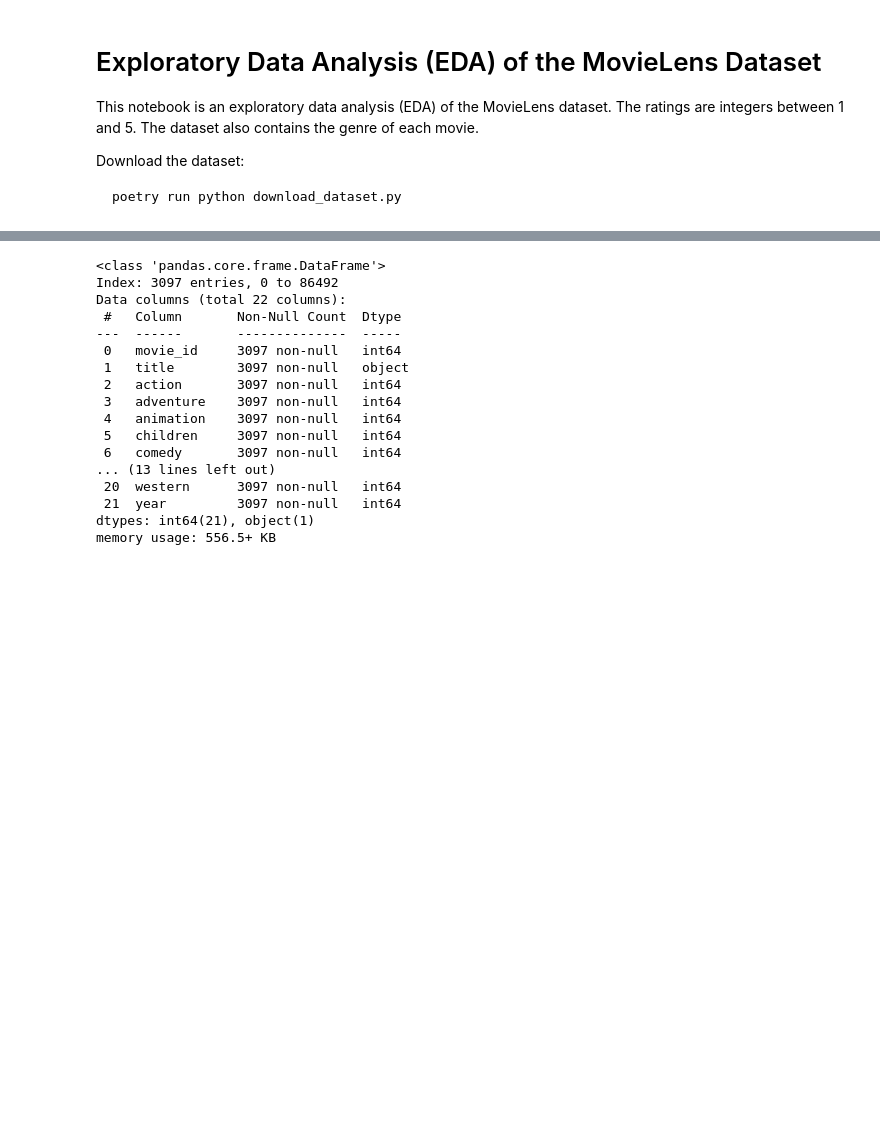
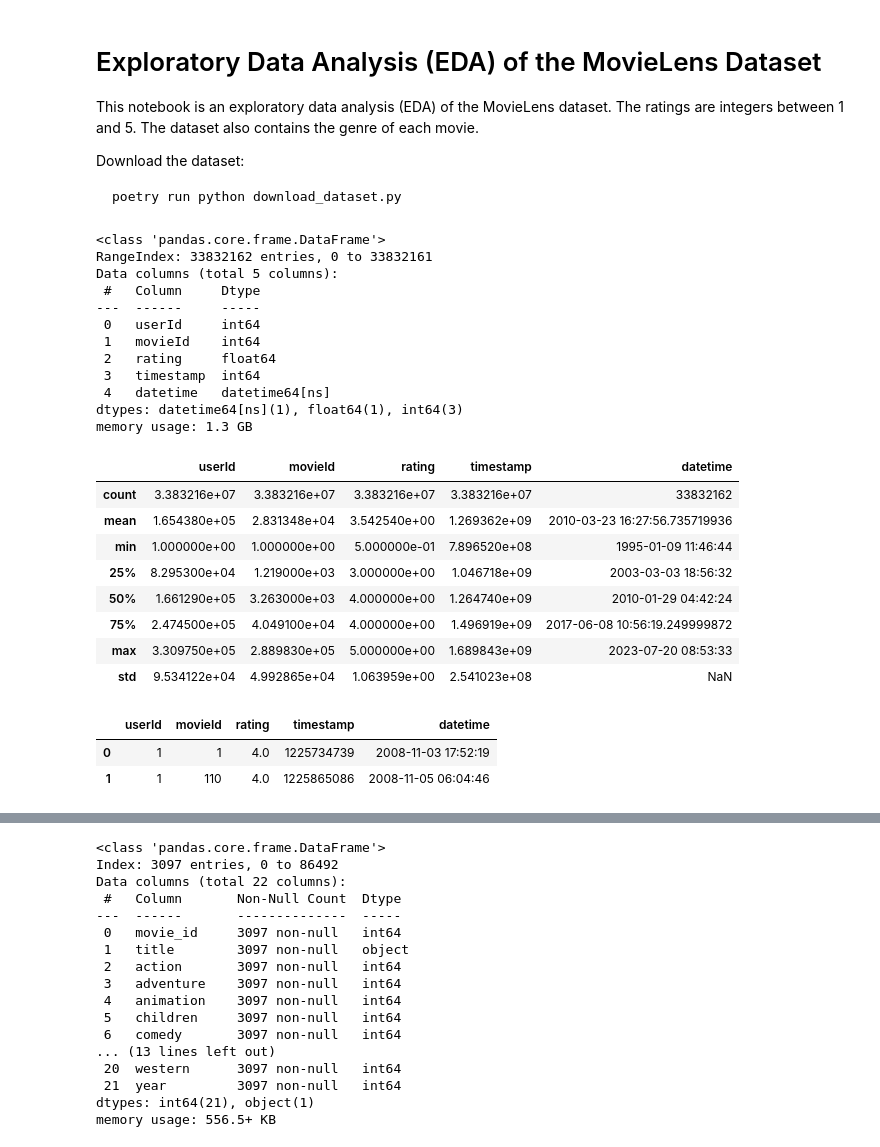
Before and after one commit to erikgrip/movie_recommendation, a Jupyter notebook: features_eda.ipynb, the cells around one changed output, grey strips where cells are left out. Drawn from its saved outputs; the diff is of its cells as text; code cells hidden in the pictures; blank space fills up the shorter version.

```diff
--- a/features_eda.ipynb
+++ b/features_eda.ipynb
@@ -14,0 +18,30 @@ movie_meta = pd.read_csv("data/extracted/movies.csv")
+# %%
+# Show basic dataset info
+ratings.info()
+display(ratings.describe())
+display(ratings.head(2))
+# %% [output]
+<class 'pandas.core.frame.DataFrame'>
+RangeIndex: 33832162 entries, 0 to 33832161
+Data columns (total 5 columns):
+ #   Column     Dtype
+---  ------     -----
+ 0   userId     int64
+ 1   movieId    int64
+ 2   rating     float64
+ 3   timestamp  int64
+ 4   datetime   datetime64[ns]
+dtypes: datetime64[ns](1), float64(1), int64(3)
+memory usage: 1.3 GB
+|  | userId | movieId | rating | timestamp | datetime |
+| count | 3.383216e+07 | 3.383216e+07 | 3.383216e+07 | 3.383216e+07 | 33832162 |
+| mean | 1.654380e+05 | 2.831348e+04 | 3.542540e+00 | 1.269362e+09 | 2010-03-23 16:27:56.735719936 |
+| min | 1.000000e+00 | 1.000000e+00 | 5.000000e-01 | 7.896520e+08 | 1995-01-09 11:46:44 |
+| 25% | 8.295300e+04 | 1.219000e+03 | 3.000000e+00 | 1.046718e+09 | 2003-03-03 18:56:32 |
+| 50% | 1.661290e+05 | 3.263000e+03 | 4.000000e+00 | 1.264740e+09 | 2010-01-29 04:42:24 |
+| 75% | 2.474500e+05 | 4.049100e+04 | 4.000000e+00 | 1.496919e+09 | 2017-06-08 10:56:19.249999872 |
+| max | 3.309750e+05 | 2.889830e+05 | 5.000000e+00 | 1.689843e+09 | 2023-07-20 08:53:33 |
+| std | 9.534122e+04 | 4.992865e+04 | 1.063959e+00 | 2.541023e+08 | NaN |
+|  | userId | movieId | rating | timestamp | datetime |
+| 0 | 1 | 1 | 4.0 | 1225734739 | 2008-11-03 17:52:19 |
+| 1 | 1 | 110 | 4.0 | 1225865086 | 2008-11-05 06:04:46 |
```
Also changed, not shown: parts of 4 cells of this notebook.
